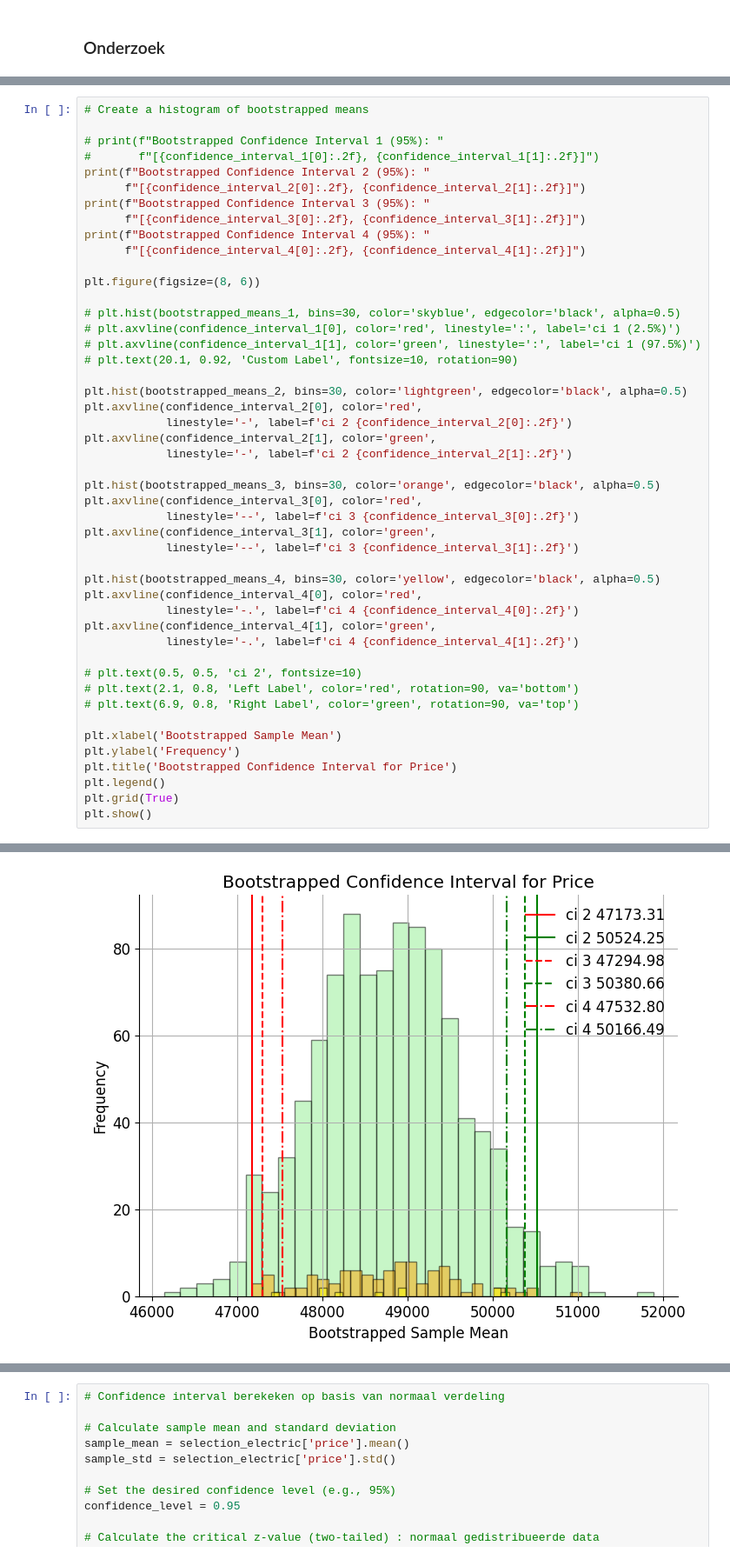
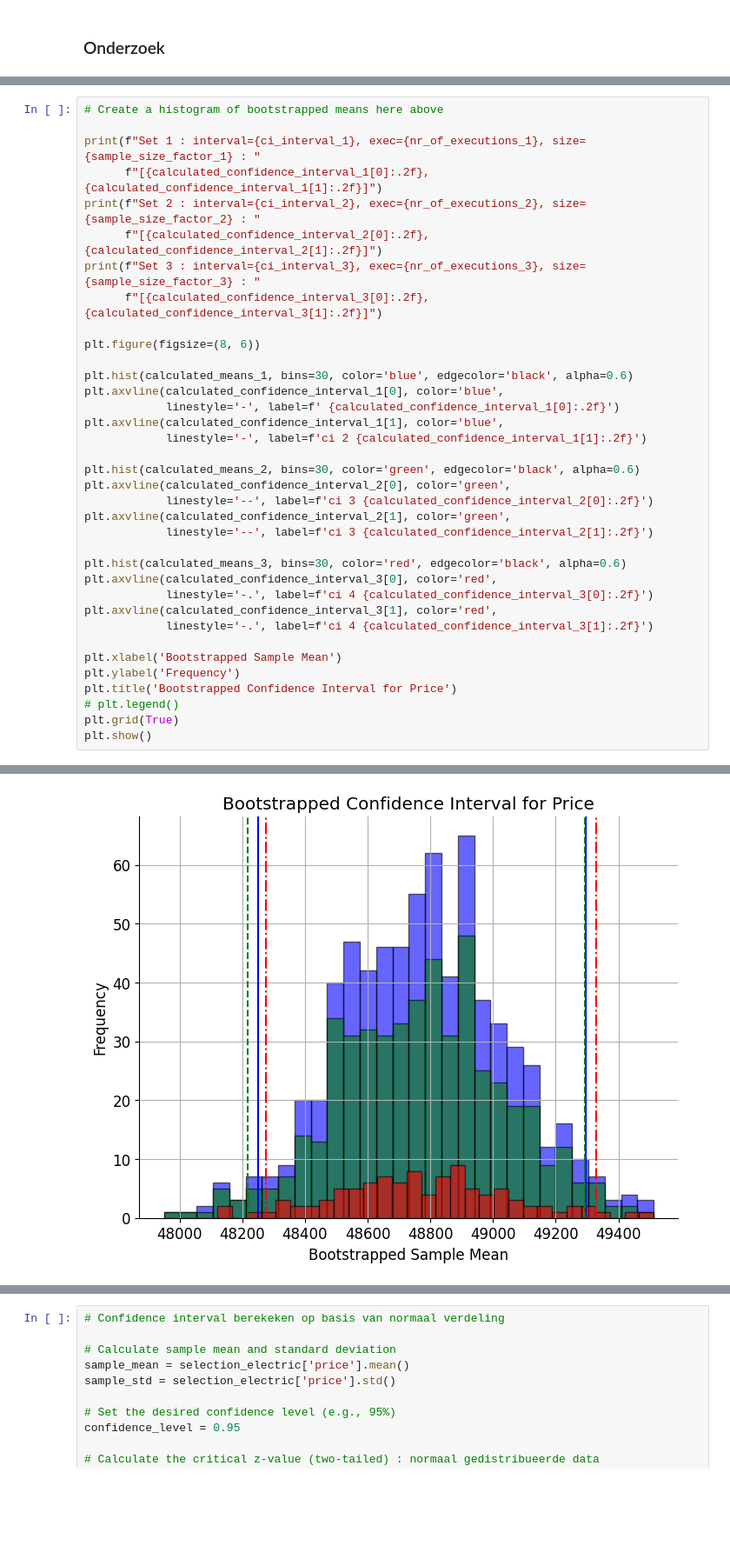
Before and after one commit to timsideanotmine/production, a Jupyter notebook: notebooks/autoproductie.ipynb, the cells around one changed output, grey strips where cells are left out. Shown at 87% size. Saved outputs shown, nothing was run; the diff lists cells and outputs as text; blank space fills up the shorter version.

```diff
--- a/notebooks/autoproductie.ipynb
+++ b/notebooks/autoproductie.ipynb
@@ -940,48 +805,37 @@ confidence_interval_4 = np.percentile(bootstrapped_means_4, [2.5, 97.5])
 # %%
-# Create a histogram of bootstrapped means
+# Create a histogram of bootstrapped means here above
 
-# print(f"Bootstrapped Confidence Interval 1 (95%): "
-#       f"[{confidence_interval_1[0]:.2f}, {confidence_interval_1[1]:.2f}]")
-print(f"Bootstrapped Confidence Interval 2 (95%): "
-      f"[{confidence_interval_2[0]:.2f}, {confidence_interval_2[1]:.2f}]")
-print(f"Bootstrapped Confidence Interval 3 (95%): "
-      f"[{confidence_interval_3[0]:.2f}, {confidence_interval_3[1]:.2f}]")
-print(f"Bootstrapped Confidence Interval 4 (95%): "
-      f"[{confidence_interval_4[0]:.2f}, {confidence_interval_4[1]:.2f}]")
+print(f"Set 1 : interval={ci_interval_1}, exec={nr_of_executions_1}, size={sample_size_factor_1} : "
+      f"[{calculated_confidence_interval_1[0]:.2f}, {calculated_confidence_interval_1[1]:.2f}]")
+print(f"Set 2 : interval={ci_interval_2}, exec={nr_of_executions_2}, size={sample_size_factor_2} : "
+      f"[{calculated_confidence_interval_2[0]:.2f}, {calculated_confidence_interval_2[1]:.2f}]")
+print(f"Set 3 : interval={ci_interval_3}, exec={nr_of_executions_3}, size={sample_size_factor_3} : "
+      f"[{calculated_confidence_interval_3[0]:.2f}, {calculated_confidence_interval_3[1]:.2f}]")
 
 plt.figure(figsize=(8, 6))
 
-# plt.hist(bootstrapped_means_1, bins=30, color='skyblue', edgecolor='black', alpha=0.5)
-# plt.axvline(confidence_interval_1[0], color='red', linestyle=':', label='ci 1 (2.5%)')
-# plt.axvline(confidence_interval_1[1], color='green', linestyle=':', label='ci 1 (97.5%)')
-# plt.text(20.1, 0.92, 'Custom Label', fontsize=10, rotation=90)
+plt.hist(calculated_means_1, bins=30, color='blue', edgecolor='black', alpha=0.6)
+plt.axvline(calculated_confidence_interval_1[0], color='blue',
+            linestyle='-', label=f' {calculated_confidence_interval_1[0]:.2f}')
+plt.axvline(calculated_confidence_interval_1[1], color='blue',
+            linestyle='-', label=f'ci 2 {calculated_confidence_interval_1[1]:.2f}')
 
-plt.hist(bootstrapped_means_2, bins=30, color='lightgreen', edgecolor='black', alpha=0.5)
-plt.axvline(confidence_interval_2[0], color='red',
-            linestyle='-', label=f'ci 2 {confidence_interval_2[0]:.2f}')
-plt.axvline(confidence_interval_2[1], color='green',
-            linestyle='-', label=f'ci 2 {confidence_interval_2[1]:.2f}')
+plt.hist(calculated_means_2, bins=30, color='green', edgecolor='black', alpha=0.6)
+plt.axvline(calculated_confidence_interval_2[0], color='green',
+            linestyle='--', label=f'ci 3 {calculated_confidence_interval_2[0]:.2f}')
+plt.axvline(calculated_confidence_interval_2[1], color='green',
+            linestyle='--', label=f'ci 3 {calculated_confidence_interval_2[1]:.2f}')
 
-plt.hist(bootstrapped_means_3, bins=30, color='orange', edgecolor='black', alpha=0.5)
-plt.axvline(confidence_interval_3[0], color='red',
-            linestyle='--', label=f'ci 3 {confidence_interval_3[0]:.2f}')
-plt.axvline(confidence_interval_3[1], color='green',
-            linestyle='--', label=f'ci 3 {confidence_interval_3[1]:.2f}')
-
-plt.hist(bootstrapped_means_4, bins=30, color='yellow', edgecolor='black', alpha=0.5)
-plt.axvline(confidence_interval_4[0], color='red',
-            linestyle='-.', label=f'ci 4 {confidence_interval_4[0]:.2f}')
-plt.axvline(confidence_interval_4[1], color='green',
-            linestyle='-.', label=f'ci 4 {confidence_interval_4[1]:.2f}')
-
-# plt.text(0.5, 0.5, 'ci 2', fontsize=10)
-# plt.text(2.1, 0.8, 'Left Label', color='red', rotation=90, va='bottom')
-# plt.text(6.9, 0.8, 'Right Label', color='green', rotation=90, va='top')
+plt.hist(calculated_means_3, bins=30, color='red', edgecolor='black', alpha=0.6)
+plt.axvline(calculated_confidence_interval_3[0], color='red',
+            linestyle='-.', label=f'ci 4 {calculated_confidence_interval_3[0]:.2f}')
+plt.axvline(calculated_confidence_interval_3[1], color='red',
+            linestyle='-.', label=f'ci 4 {calculated_confidence_interval_3[1]:.2f}')
 
 plt.xlabel('Bootstrapped Sample Mean')
 plt.ylabel('Frequency')
 plt.title('Bootstrapped Confidence Interval for Price')
-plt.legend()
+# plt.legend()
 plt.grid(True)
 plt.show()
 # %% [output]
@@ -991 +845 @@ Bootstrapped Confidence Interval 4 (95%): [47532.80, 50166.49]
-[figure, old version]
+[figure, new version]
```
Also changed, not shown: parts of 23 cells of this notebook, 6 other files.
